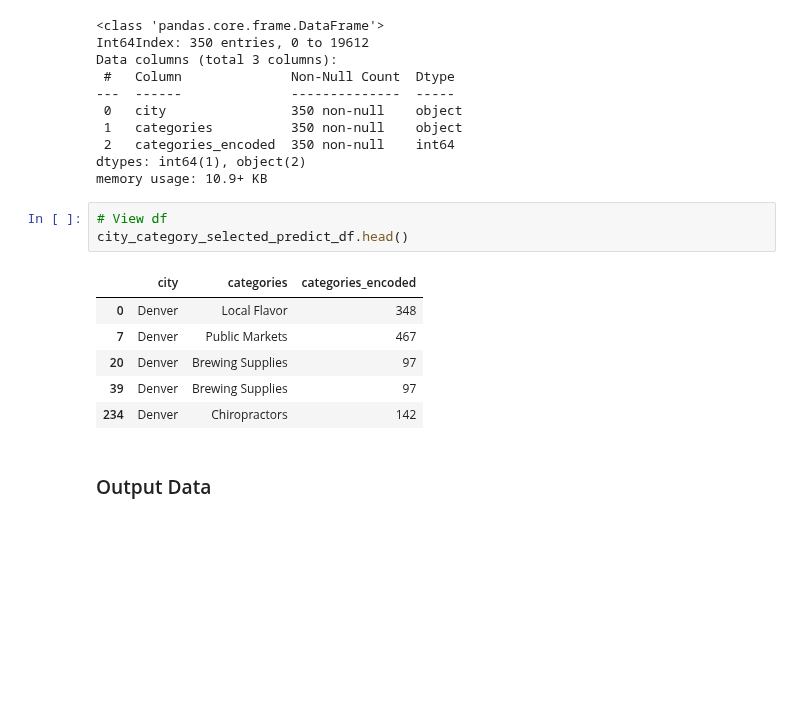
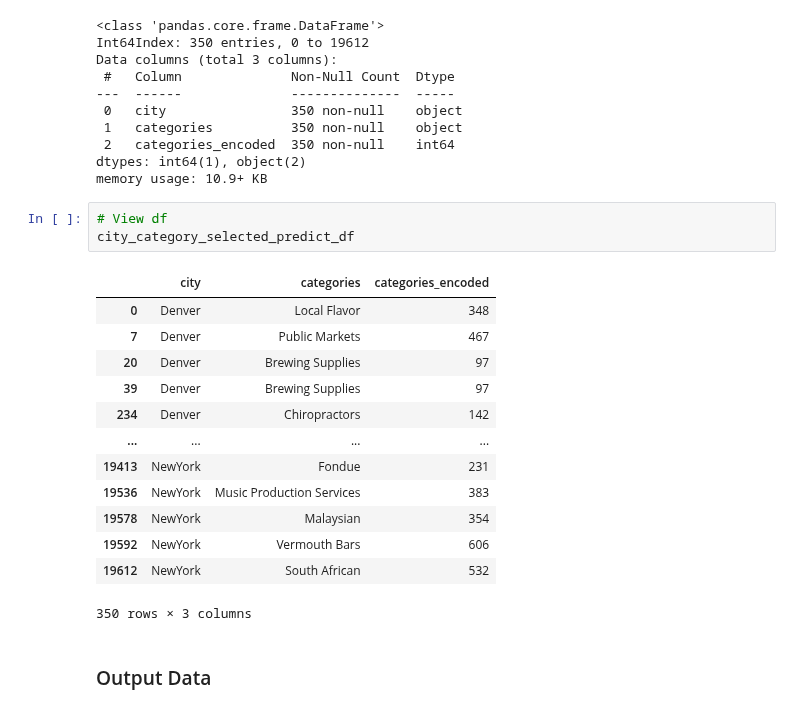
Before and after one commit to SantDRS/G4_Project4, a Jupyter notebook: G4_P4_Notebook5_MLvSelectedData.ipynb, the cells around one changed output. Cells and saved outputs as stored; diff of their text form; blank space fills up the shorter version.

```diff
--- a/G4_P4_Notebook5_MLvSelectedData.ipynb
+++ b/G4_P4_Notebook5_MLvSelectedData.ipynb
@@ -380,14 +380,21 @@ dtypes: int64(1), object(2)
 memory usage: 10.9+ KB
 # %%
 # View df
-city_category_selected_predict_df.head()
+city_category_selected_predict_df
 # %% [output]
 |  | city | categories | categories_encoded |
 | 0 | Denver | Local Flavor | 348 |
 | 7 | Denver | Public Markets | 467 |
 | 20 | Denver | Brewing Supplies | 97 |
 | 39 | Denver | Brewing Supplies | 97 |
 | 234 | Denver | Chiropractors | 142 |
+| ... | ... | ... | ... |
+| 19413 | NewYork | Fondue | 231 |
+| 19536 | NewYork | Music Production Services | 383 |
+| 19578 | NewYork | Malaysian | 354 |
+| 19592 | NewYork | Vermouth Bars | 606 |
+| 19612 | NewYork | South African | 532 |
+350 rows × 3 columns
 # %% [markdown]
 ### Output Data
 # %%
```
Also changed, not shown: 6 other files.
